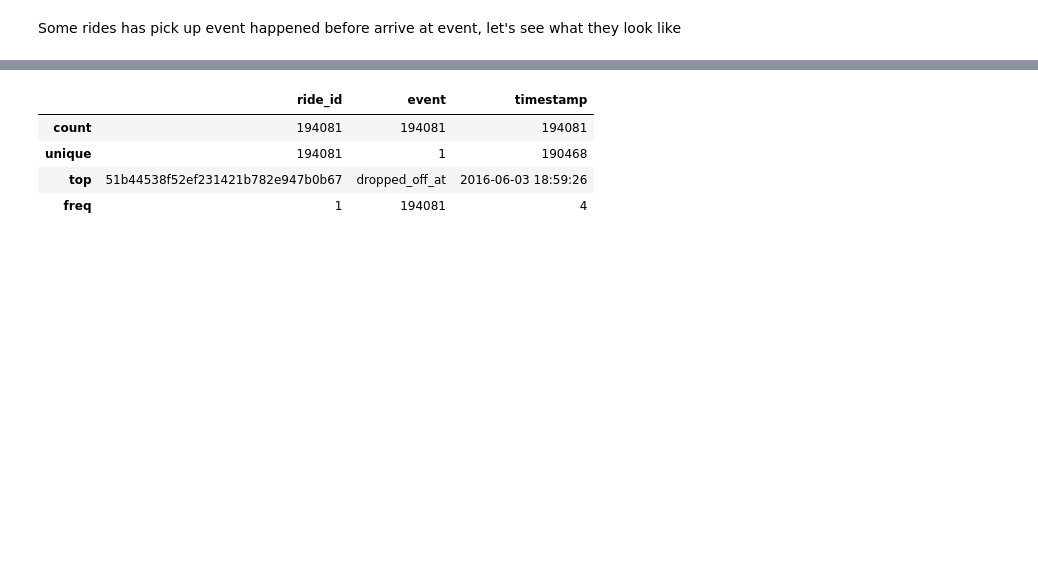
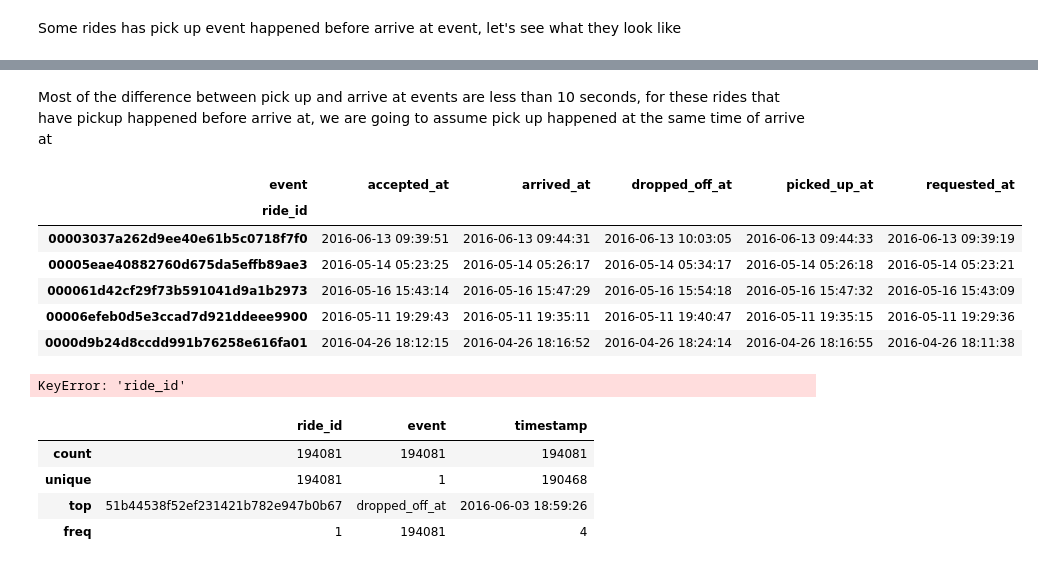
Before and after one commit to slu2009/data_work, a Jupyter notebook: Lyft Data Assignment.ipynb, the cells around one changed output, grey strips where cells are left out. Cells and saved outputs as stored; diff of their text form; code cells hidden in the pictures; blank space fills up the shorter version.

```diff
--- a/Lyft Data Assignment.ipynb
+++ b/Lyft Data Assignment.ipynb
@@ -166,3 +173,23 @@ ride_pu_b4_aa.head()
+# %% [markdown]
+Most of the difference between pick up and arrive at events are less than 10 seconds, for these rides that have pickup happened before arrive at, we are going to assume pick up happened at the same time of arrive at
+# %%
+ride_event.head()
+# %% [output]
+| event | accepted_at | arrived_at | dropped_off_at | picked_up_at | requested_at |
+| ride_id |  |  |  |  |  |
+| 00003037a262d9ee40e61b5c0718f7f0 | 2016-06-13 09:39:51 | 2016-06-13 09:44:31 | 2016-06-13 10:03:05 | 2016-06-13 09:44:33 | 2016-06-13 09:39:19 |
+| 00005eae40882760d675da5effb89ae3 | 2016-05-14 05:23:25 | 2016-05-14 05:26:17 | 2016-05-14 05:34:17 | 2016-05-14 05:26:18 | 2016-05-14 05:23:21 |
+| 000061d42cf29f73b591041d9a1b2973 | 2016-05-16 15:43:14 | 2016-05-16 15:47:29 | 2016-05-16 15:54:18 | 2016-05-16 15:47:32 | 2016-05-16 15:43:09 |
+| 00006efeb0d5e3ccad7d921ddeee9900 | 2016-05-11 19:29:43 | 2016-05-11 19:35:11 | 2016-05-11 19:40:47 | 2016-05-11 19:35:15 | 2016-05-11 19:29:36 |
+| 0000d9b24d8ccdd991b76258e616fa01 | 2016-04-26 18:12:15 | 2016-04-26 18:16:52 | 2016-04-26 18:24:14 | 2016-04-26 18:16:55 | 2016-04-26 18:11:38 |
+# %%
+#impute the timestamp of pick up to the same as arrive at timestamp for thoes rides have pick up happend before arrive at
+for ride_id in ride_event['ride_id']:
+    if ride_event['picked_up_at']<ride_event['arrived_at']:
+        ride_event['picked_up_at']=ride_event['arrived_at']
+#ride_event[ride_event['picked_up_at']<ride_event['arrived_at']]
+# %% [output]
+KeyError: 'ride_id'
 # %%
 #use drop off ts as the completion time
 ride_cmplt_ts = ride_ts[ride_ts['event']=='dropped_off_at']
```
Also changed, not shown: parts of 3 cells of this notebook.
